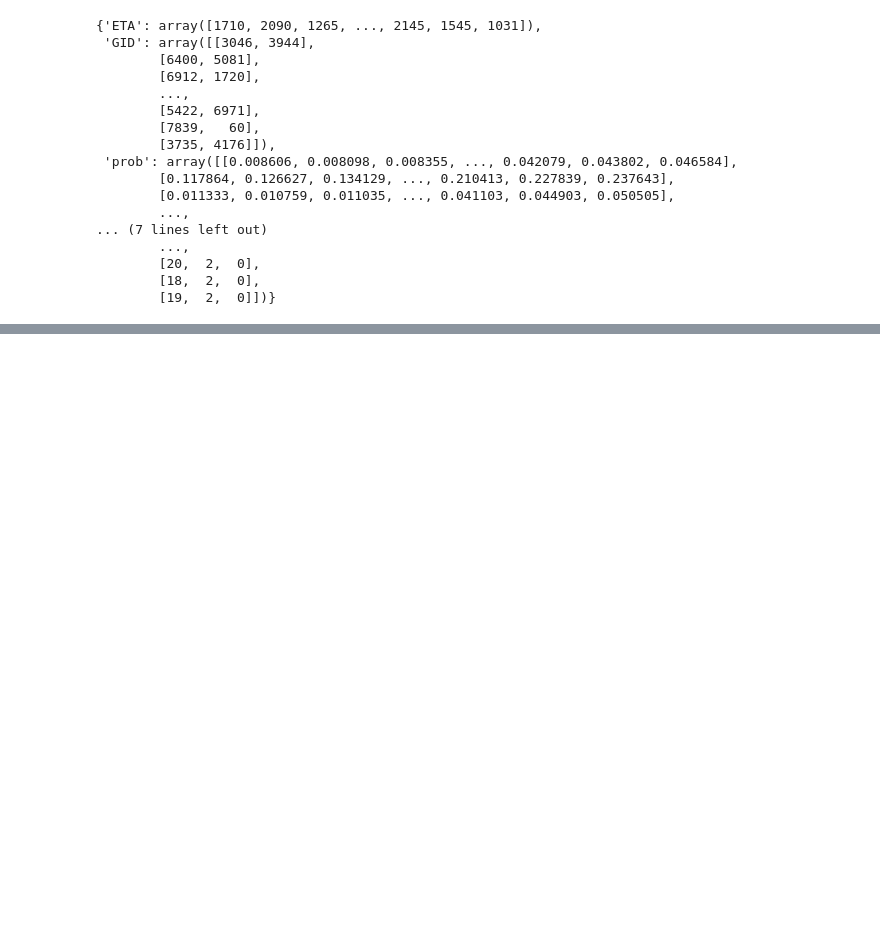
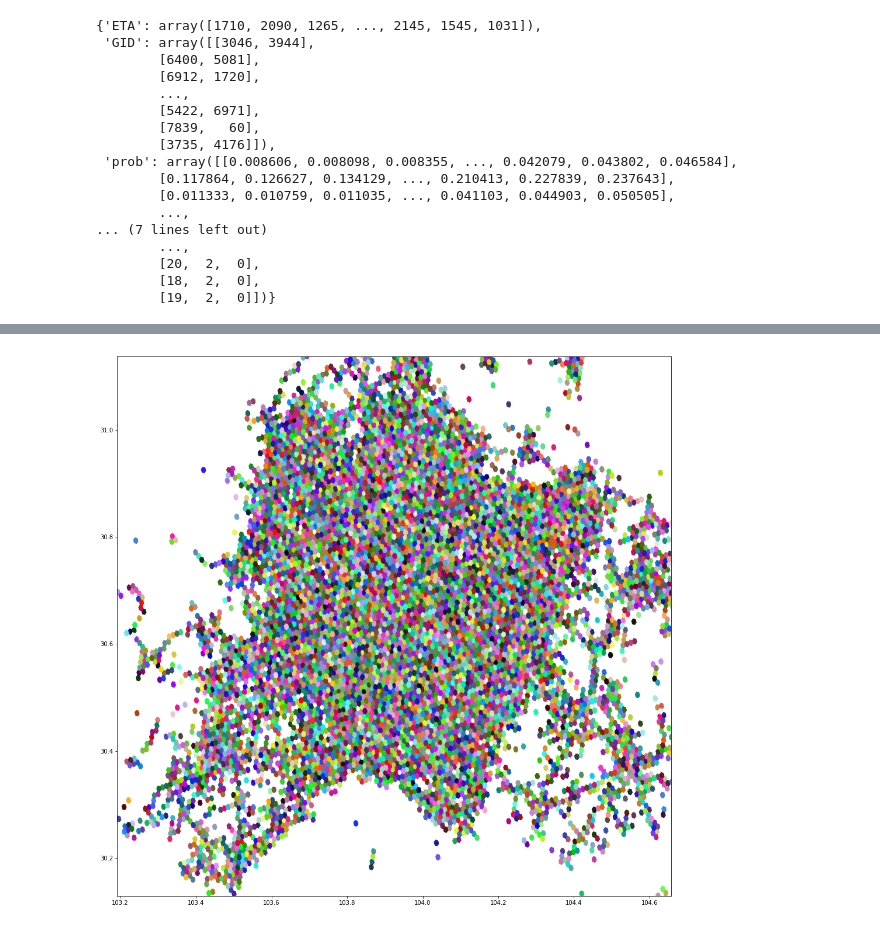
Before and after one commit to zyr17/KDD-Cup-2020-RL, a Jupyter notebook: dataprocess.ipynb, the cells around one changed output, grey strips where cells are left out. Cells and saved outputs as stored; diff of their text form; code cells hidden in the pictures; blank space fills up the shorter version.

```diff
--- a/dataprocess.ipynb
+++ b/dataprocess.ipynb
@@ -342,0 +465,27 @@ cancel_train
+# %%
+m = set()
+# startG, endG, hour, weekday, isweekend, reward, order ETA
+cancel_train = []
+L = len(cancel_data['ID'])
+for i in range(L):
+    ID = cancel_data['ID'][i]
+    if ID in m:
+        continue
+    m.add(ID)
+    startG = ride_req_data['start_grid'][i]
+    endG = ride_req_data['end_grid'][i]
+    startPos = ride_req_data['pos'][i][0]
+    endPos = ride_req_data['pos'][i][1]
+    if (startPos < min_gps - delta_gps).any() or (startPos > max_gps + delta_gps).any():
+        continue
+    if (endPos < min_gps - delta_gps).any() or (endPos > max_gps + delta_gps).any():
+        continue
+    t = ride_req_data['time'][i]
+    hour = time.localtime(t[0]).tm_hour
+    reward = ride_req_data['reward'][i]
+    ETA = t[1] - t[0]
+    prob = cancel_data['prob'][i]
+    #if startG == -1 or endG == -1:
+        #print([ride_req_data['pos'][i], endG, hour, weekday, isweekend, reward, ETA, prob])
+    #    continue
+    cancel_train.append([[startPos, endPos], hour, reward, ETA, prob])
@@ -342,0 +552,2 @@ cancel_train
+# %%
+action_data = [[[[] for z in range(7)] for y in range(24)] for x in range(blocks)]
@@ -342,0 +576,4 @@ cancel_train
+# %%
+for i in range(blocks):
+    for j in range(24):
+        action_data[i][j] = [np.array(x) for x in action_data[i][j]]
@@ -342,0 +644,14 @@ cancel_train
+# %%
+select = np.array([False] * len(vx))
+for i in ride_req_data['start_grid']:
+    if i != -1:
+        select[i] = True
+vx = grid_data['vertex']
+plt.figure(figsize=(17,17))
+for num, i in enumerate(vx):
+    plt.fill(i[:,0], i[:,1], color=[random.random(),random.random(),random.random(),1.0])
+plt.xlim(103.19194719818681, 104.65707480181321)
+plt.ylim(30.129023339198373, 31.13806666080163)
+plt.show()
+# %% [output]
+[figure, added]
```
Also changed, not shown: parts of 50 cells of this notebook, 5 other files.
